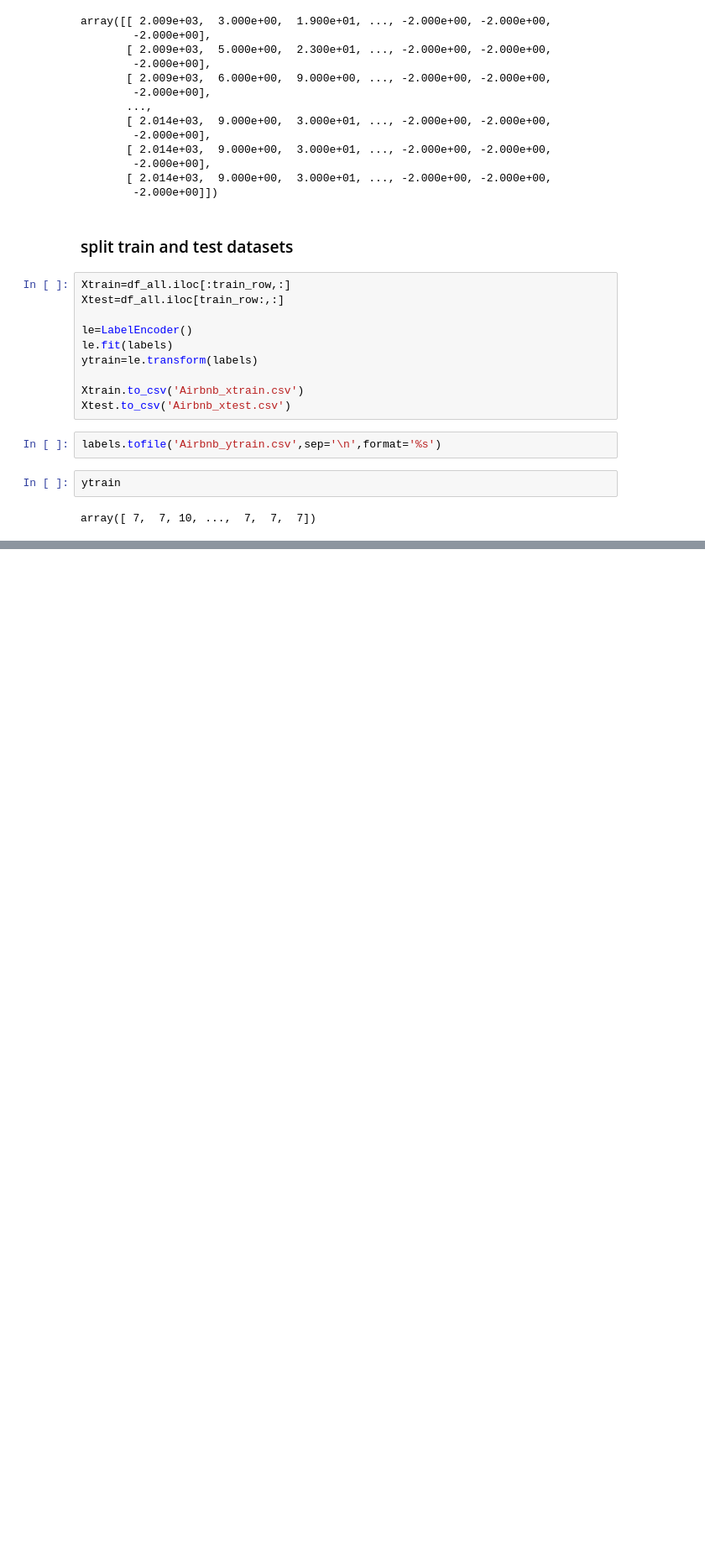
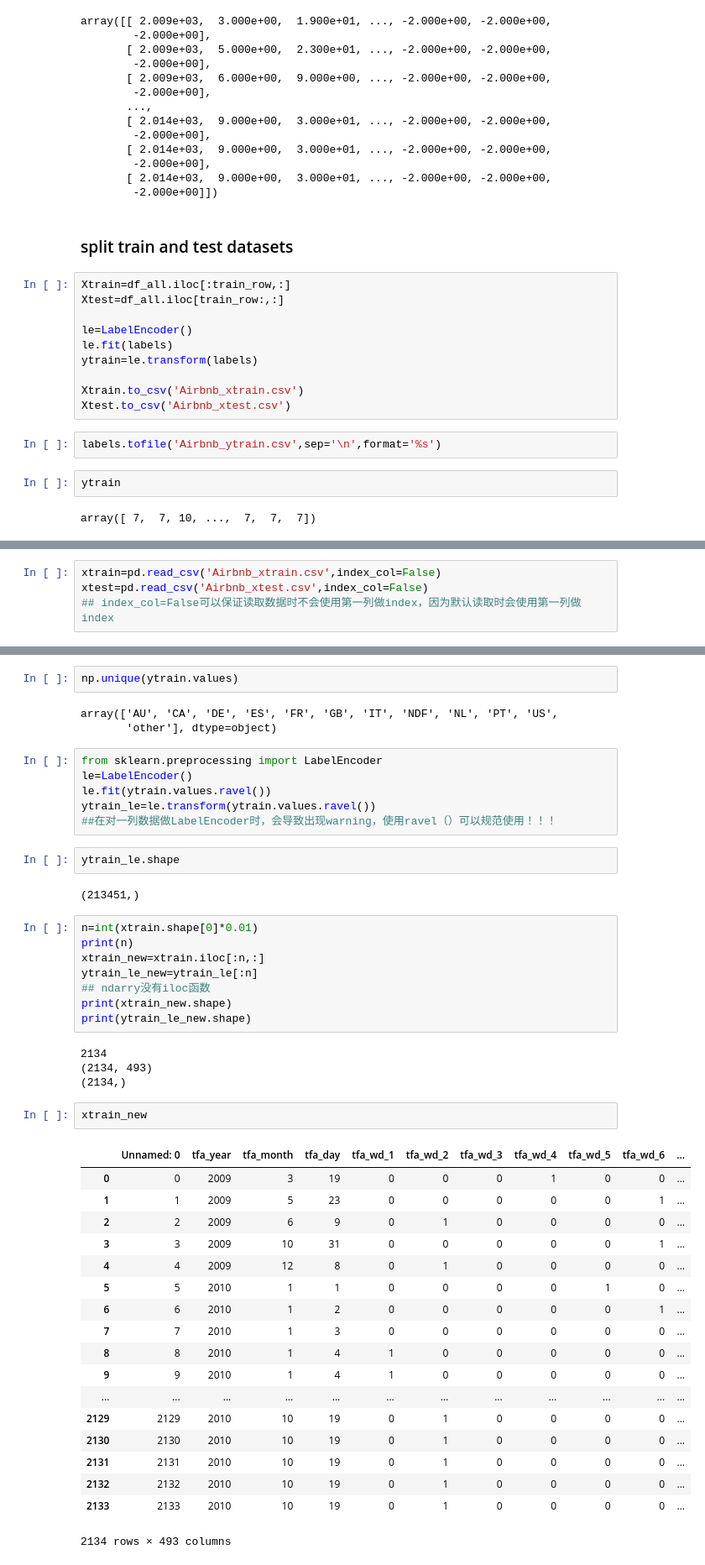
Before and after one commit to troywu666/Airbnb_data_analyse, a Jupyter notebook: 订房预测.ipynb, the cells around one changed output, grey strips where cells are left out. Shown at 84% size. Saved outputs shown, nothing was run; the diff lists cells and outputs as text; blank space fills up the shorter version.

```diff
--- a/订房预测.ipynb
+++ b/订房预测.ipynb
@@ -850,0 +864,4 @@ array([ 7,  7, 10, ...,  7,  7,  7])
+# %%
+xtrain=pd.read_csv('Airbnb_xtrain.csv',index_col=False)
+xtest=pd.read_csv('Airbnb_xtest.csv',index_col=False)
+## index_col=False可以保证读取数据时不会使用第一列做index，因为默认读取时会使用第一列做index
@@ -850,0 +910,48 @@ array([ 7,  7, 10, ...,  7,  7,  7])
+# %%
+np.unique(ytrain.values)
+# %% [output]
+array(['AU', 'CA', 'DE', 'ES', 'FR', 'GB', 'IT', 'NDF', 'NL', 'PT', 'US',
+       'other'], dtype=object)
+# %%
+from sklearn.preprocessing import LabelEncoder
+le=LabelEncoder()
+le.fit(ytrain.values.ravel())
+ytrain_le=le.transform(ytrain.values.ravel())
+##在对一列数据做LabelEncoder时，会导致出现warning，使用ravel（）可以规范使用！！！
+# %%
+ytrain_le.shape
+# %% [output]
+(213451,)
+# %%
+n=int(xtrain.shape[0]*0.01)
+print(n)
+xtrain_new=xtrain.iloc[:n,:]
+ytrain_le_new=ytrain_le[:n]
+## ndarry没有iloc函数
+print(xtrain_new.shape)
+print(ytrain_le_new.shape)
+# %% [output]
+2134
+(2134, 493)
+(2134,)
+# %%
+xtrain_new
+# %% [output]
+|  | Unnamed: 0 | tfa_year | tfa_month | tfa_day | tfa_wd_1 | tfa_wd_2 | tfa_wd_3 | tfa_wd_4 | tfa_wd_5 | tfa_wd_6 | ... |
+| 0 | 0 | 2009 | 3 | 19 | 0 | 0 | 0 | 1 | 0 | 0 | ... |
+| 1 | 1 | 2009 | 5 | 23 | 0 | 0 | 0 | 0 | 0 | 1 | ... |
+| 2 | 2 | 2009 | 6 | 9 | 0 | 1 | 0 | 0 | 0 | 0 | ... |
+| 3 | 3 | 2009 | 10 | 31 | 0 | 0 | 0 | 0 | 0 | 1 | ... |
+| 4 | 4 | 2009 | 12 | 8 | 0 | 1 | 0 | 0 | 0 | 0 | ... |
+| 5 | 5 | 2010 | 1 | 1 | 0 | 0 | 0 | 0 | 1 | 0 | ... |
+| 6 | 6 | 2010 | 1 | 2 | 0 | 0 | 0 | 0 | 0 | 1 | ... |
+| 7 | 7 | 2010 | 1 | 3 | 0 | 0 | 0 | 0 | 0 | 0 | ... |
+| 8 | 8 | 2010 | 1 | 4 | 1 | 0 | 0 | 0 | 0 | 0 | ... |
+| 9 | 9 | 2010 | 1 | 4 | 1 | 0 | 0 | 0 | 0 | 0 | ... |
+| ... | ... | ... | ... | ... | ... | ... | ... | ... | ... | ... | ... |
+| 2129 | 2129 | 2010 | 10 | 19 | 0 | 1 | 0 | 0 | 0 | 0 | ... |
+| 2130 | 2130 | 2010 | 10 | 19 | 0 | 1 | 0 | 0 | 0 | 0 | ... |
+| 2131 | 2131 | 2010 | 10 | 19 | 0 | 1 | 0 | 0 | 0 | 0 | ... |
+| 2132 | 2132 | 2010 | 10 | 19 | 0 | 1 | 0 | 0 | 0 | 0 | ... |
+| 2133 | 2133 | 2010 | 10 | 19 | 0 | 1 | 0 | 0 | 0 | 0 | ... |
+2134 rows × 493 columns
```
Also changed, not shown: parts of 13 cells of this notebook, 1 other file.
